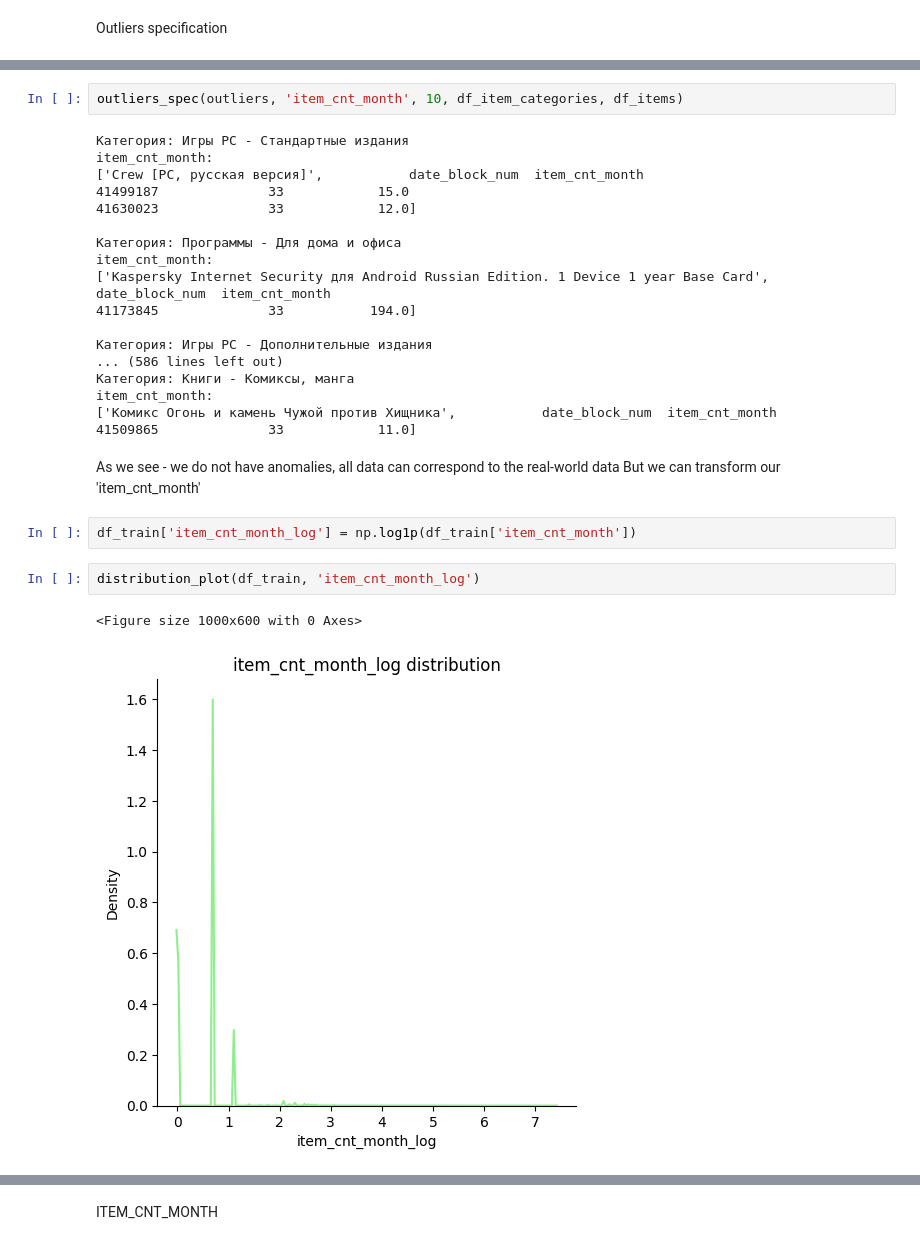
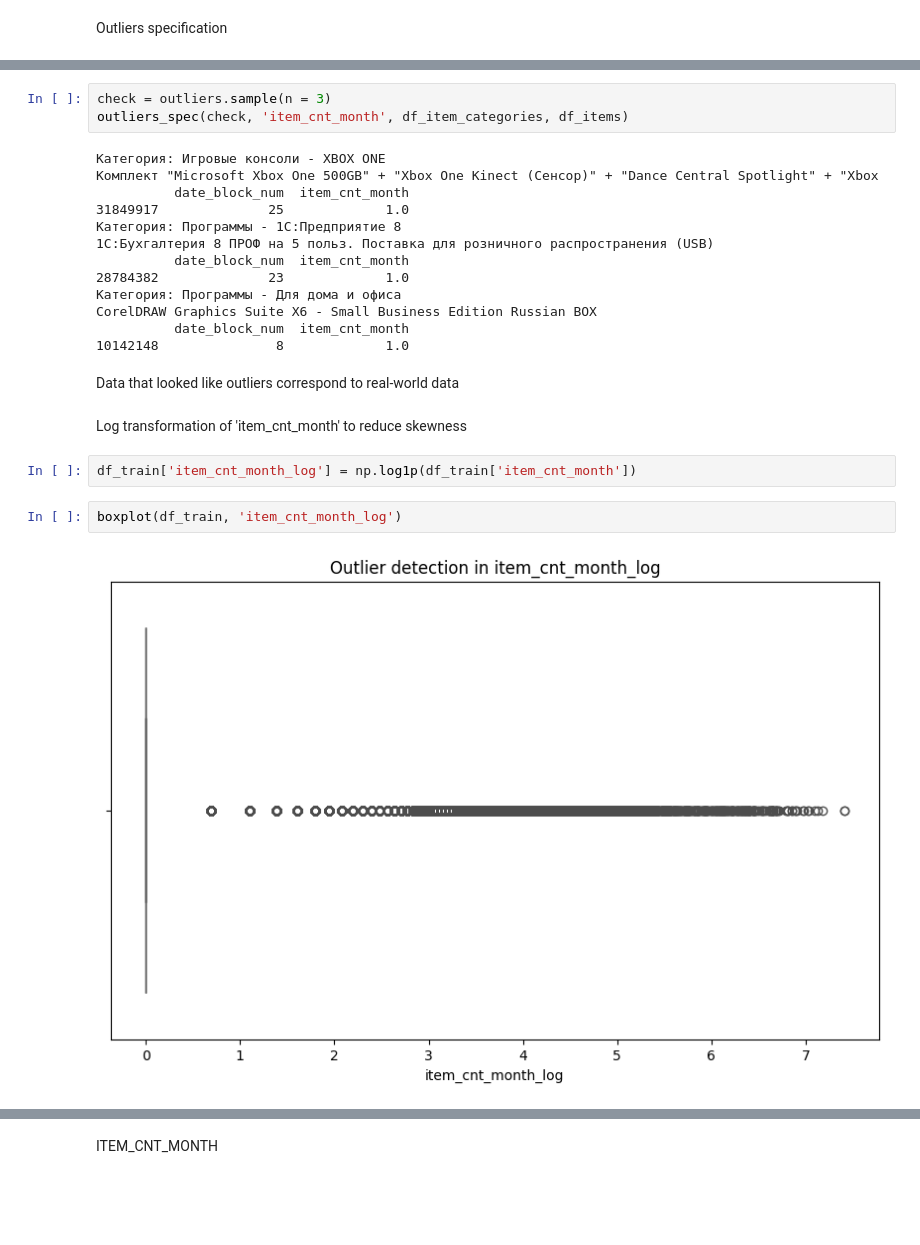
Before and after one commit to YPolina/Trainee, a Jupyter notebook: EDA.ipynb, the cells around one changed output, grey strips where cells are left out. Drawn from its saved outputs; the diff is of its cells as text; blank space fills up the shorter version.

```diff
--- a/EDA.ipynb
+++ b/EDA.ipynb
@@ -104,30 +65,26 @@ Outliers specification
 # %%
-outliers_spec(outliers, 'item_cnt_month', 10, df_item_categories, df_items)
+check = outliers.sample(n = 3)
+outliers_spec(check, 'item_cnt_month', df_item_categories, df_items)
 # %% [output]
-Категория: Игры PC - Стандартные издания
-item_cnt_month:
-['Crew [PC, русская версия]',           date_block_num  item_cnt_month
-41499187              33            15.0
-41630023              33            12.0]
-
+Категория: Игровые консоли - XBOX ONE
+Комплект "Microsoft Xbox One 500GB" + "Xbox One Kinect (Сенсор)" + "Dance Central Spotlight" + "Xbox
+          date_block_num  item_cnt_month
+31849917              25             1.0
+Категория: Программы - 1С:Предприятие 8
+1С:Бухгалтерия 8 ПРОФ на 5 польз. Поставка для розничного распространения (USB)
+          date_block_num  item_cnt_month
+28784382              23             1.0
 Категория: Программы - Для дома и офиса
-item_cnt_month:
-['Kaspersky Internet Security для Android Russian Edition. 1 Device 1 year Base Card',           date_block_num  item_cnt_month
-41173845              33           194.0]
-
-Категория: Игры PC - Дополнительные издания
-... (586 lines left out)
-Категория: Книги - Комиксы, манга
-item_cnt_month:
-['Комикс Огонь и камень Чужой против Хищника',           date_block_num  item_cnt_month
-41509865              33            11.0]
+CorelDRAW Graphics Suite X6 - Small Business Edition Russian BOX
+          date_block_num  item_cnt_month
+10142148               8             1.0
-# %% [markdown]
-As we see - we do not have anomalies, all data can correspond to the real-world data
-But we can transform our 'item_cnt_month'
+# %% [markdown]
+Data that looked like outliers correspond to real-world data
+# %% [markdown]
+Log transformation of 'item_cnt_month' to reduce skewness
 # %%
 df_train['item_cnt_month_log'] = np.log1p(df_train['item_cnt_month'])
 # %%
-distribution_plot(df_train, 'item_cnt_month_log')
+boxplot(df_train, 'item_cnt_month_log')
 # %% [output]
-<Figure size 1000x600 with 0 Axes>
-[figure, old version]
+[figure, new version]
```
Also changed, not shown: parts of 28 cells of this notebook, 2 other files.
